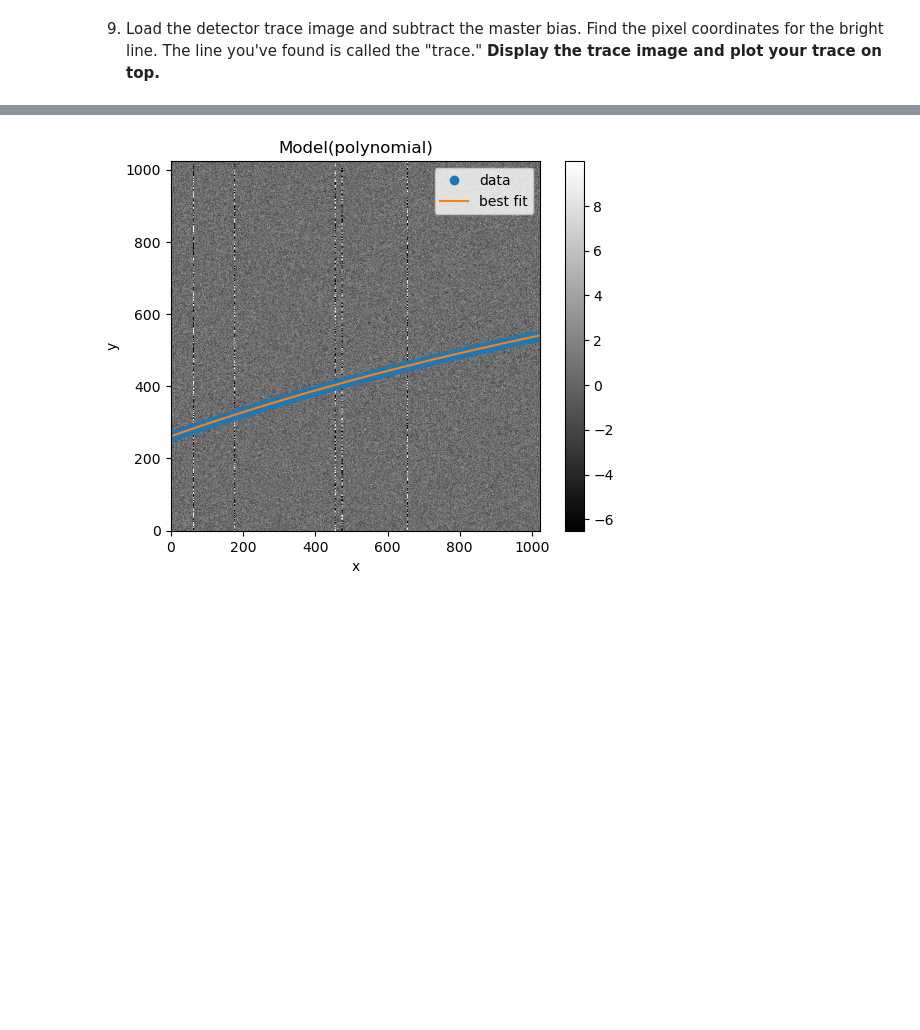
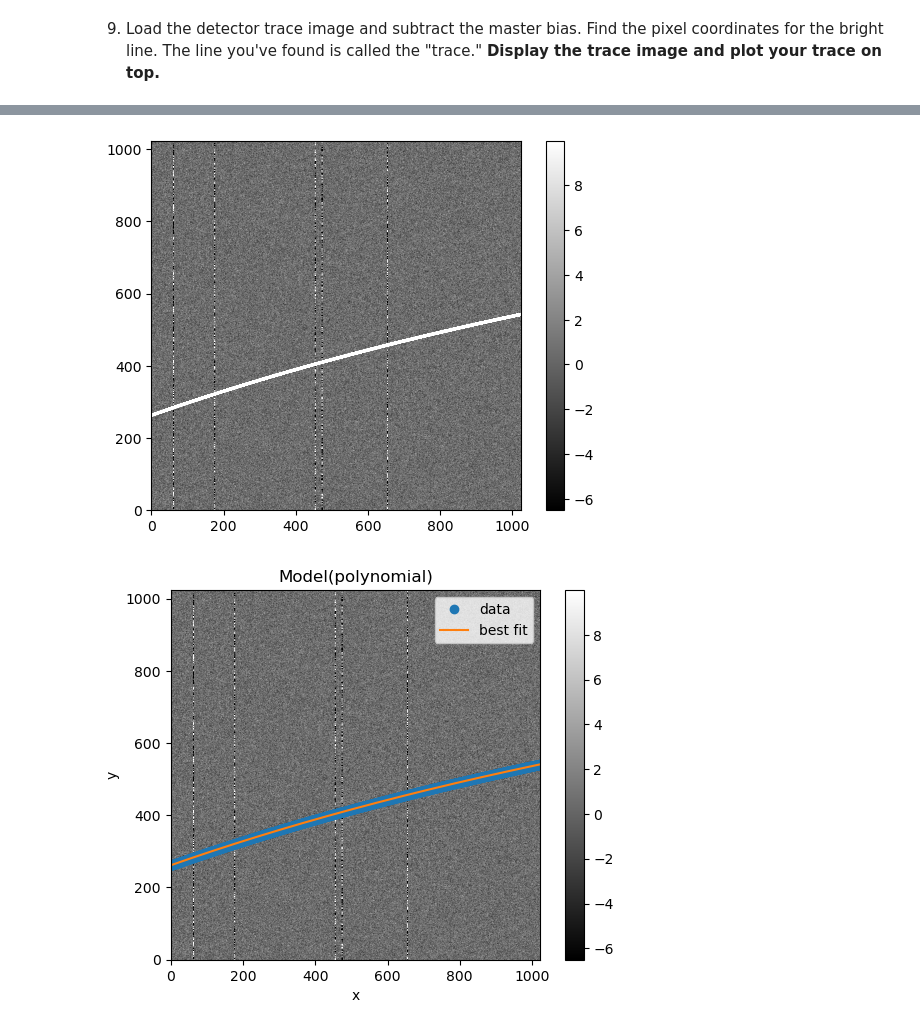
Before and after one commit to Hallflower20/ay107-data-reduction, a Jupyter notebook: problemset3.ipynb, the cells around one changed output, grey strips where cells are left out. Saved outputs shown, nothing was run; the diff lists cells and outputs as text; code cells hidden in the pictures; blank space fills up the shorter version.

```diff
--- a/problemset3.ipynb
+++ b/problemset3.ipynb
@@ -230,6 +231,7 @@ for i in trace_table:
     trace_data.append(read_file(i["File"])-bias)
 trace_data = np.asarray(trace_data)
 trace = np.median(trace_data, axis = 0)
+plot_data(trace)
 window = 10
 
 peak = []
@@ -249,4 +251,5 @@ array([261.41529957, 261.76683273, 262.11901869, ..., 540.37212315,
        540.57987989, 540.80129051])
+[figure, added]
 # %%
 s_model = PolynomialModel(degree = 7)
 s_params = s_model.guess(peak, x = x)
```
Also changed, not shown: parts of 14 cells of this notebook.
